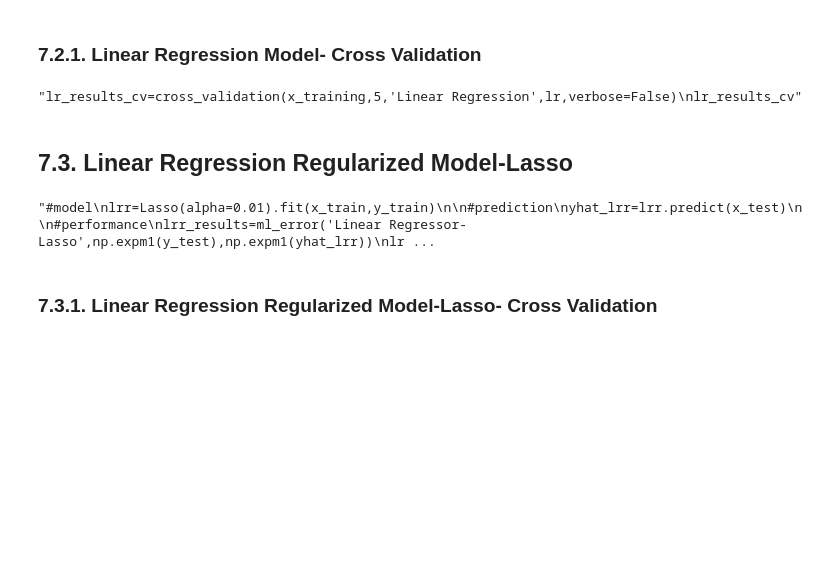
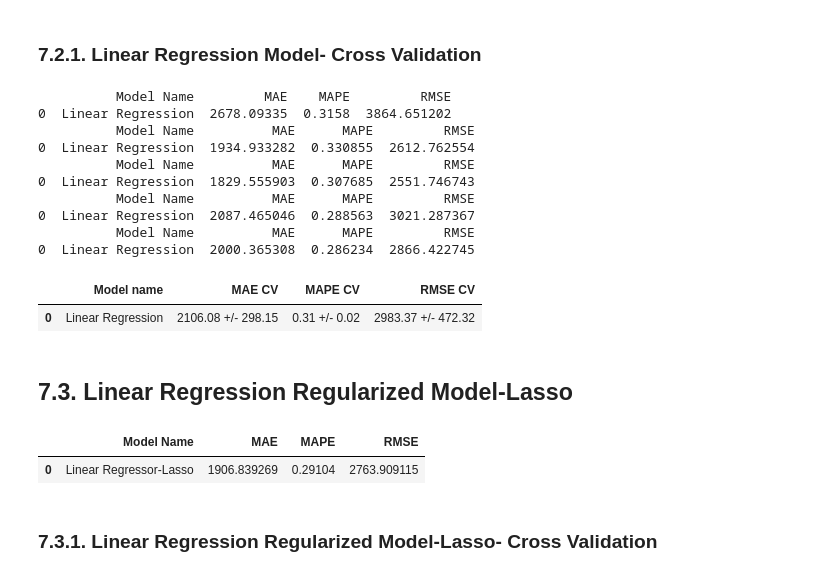
Before and after one commit to Andriw-afonso/Data-science-portfolio, a Jupyter notebook: Sales- forecast/notebooks/Sales_forecast.ipynb, the cells around one changed output. Drawn from its saved outputs; the diff is of its cells as text; code cells hidden in the pictures; blank space fills up the shorter version.

```diff
--- a/Sales- forecast/notebooks/Sales_forecast.ipynb
+++ b/Sales- forecast/notebooks/Sales_forecast.ipynb
@@ -1067,14 +1076,25 @@ lr_results'''
 # %% [markdown]
 ### 7.2.1. Linear Regression Model- Cross Validation
 # %%
-'''lr_results_cv=cross_validation(x_training,5,'Linear Regression',lr,verbose=False)
-lr_results_cv'''
+lr_results_cv=cross_validation(x_training,5,'Linear Regression',lr,verbose=False)
+lr_results_cv
 # %% [output]
-"lr_results_cv=cross_validation(x_training,5,'Linear Regression',lr,verbose=False)\nlr_results_cv"
+          Model Name         MAE    MAPE         RMSE
+0  Linear Regression  2678.09335  0.3158  3864.651202
+          Model Name          MAE      MAPE         RMSE
+0  Linear Regression  1934.933282  0.330855  2612.762554
+          Model Name          MAE      MAPE         RMSE
+0  Linear Regression  1829.555903  0.307685  2551.746743
+          Model Name          MAE      MAPE         RMSE
+0  Linear Regression  2087.465046  0.288563  3021.287367
+          Model Name          MAE      MAPE         RMSE
+0  Linear Regression  2000.365308  0.286234  2866.422745
+|  | Model name | MAE CV | MAPE CV | RMSE CV |
+| 0 | Linear Regression | 2106.08 +/- 298.15 | 0.31 +/- 0.02 | 2983.37 +/- 472.32 |
 # %% [markdown]
 ## 7.3. Linear Regression Regularized Model-Lasso
 # %%
-'''#model
+#model
 lrr=Lasso(alpha=0.01).fit(x_train,y_train)
 
 #prediction
@@ -1082,9 +1102,10 @@ yhat_lrr=lrr.predict(x_test)
 
 #performance
 lrr_results=ml_error('Linear Regressor-Lasso',np.expm1(y_test),np.expm1(yhat_lrr))
-lrr_results'''
+lrr_results
 # %% [output]
-"#model\nlrr=Lasso(alpha=0.01).fit(x_train,y_train)\n\n#prediction\nyhat_lrr=lrr.predict(x_test)\n\n#performance\nlrr_results=ml_error('Linear Regressor-Lasso',np.expm1(y_test),np.expm1(yhat_lrr))\nlr ...
+|  | Model Name | MAE | MAPE | RMSE |
+| 0 | Linear Regressor-Lasso | 1906.839269 | 0.29104 | 2763.909115 |
 # %% [markdown]
 ### 7.3.1. Linear Regression Regularized Model-Lasso-  Cross Validation
 # %%
```
Also changed, not shown: parts of 32 cells of this notebook.
